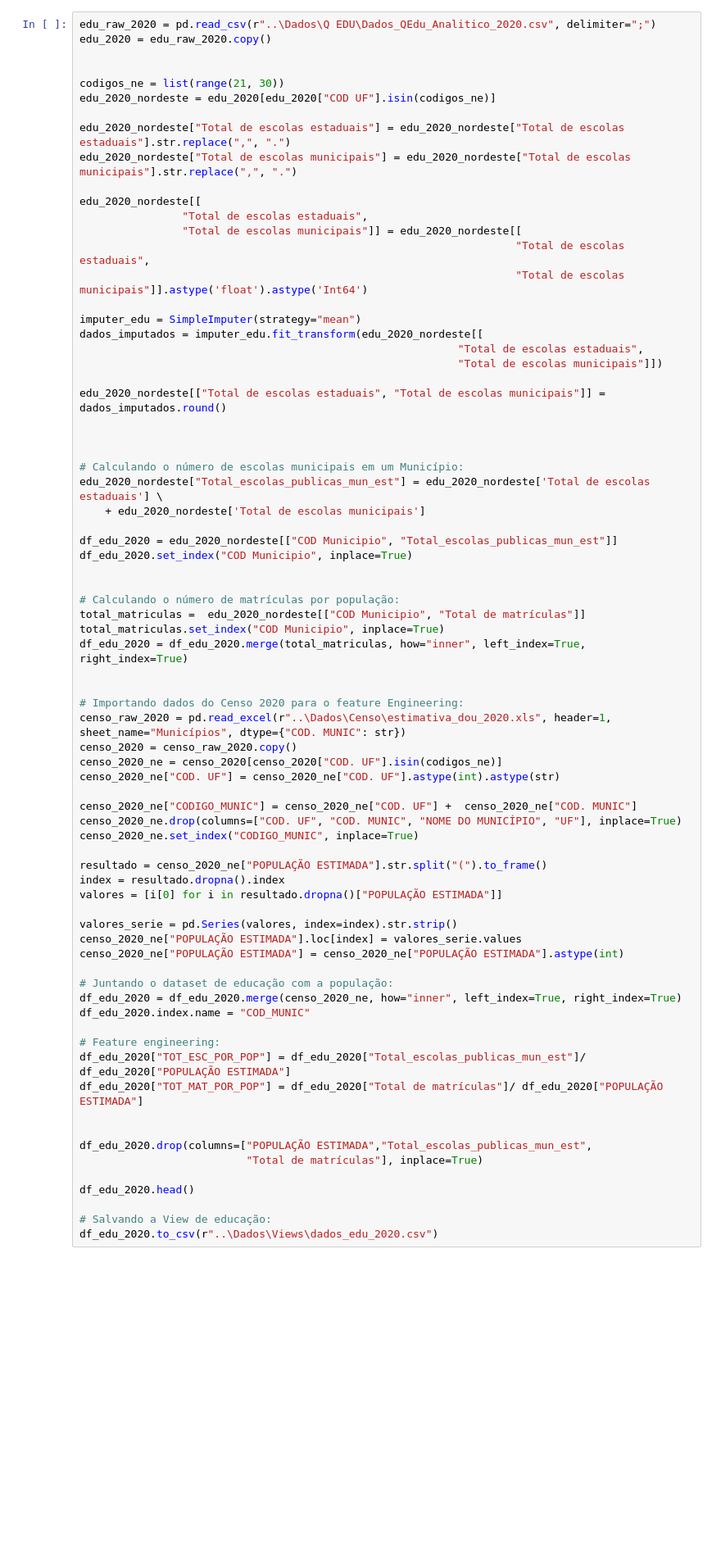
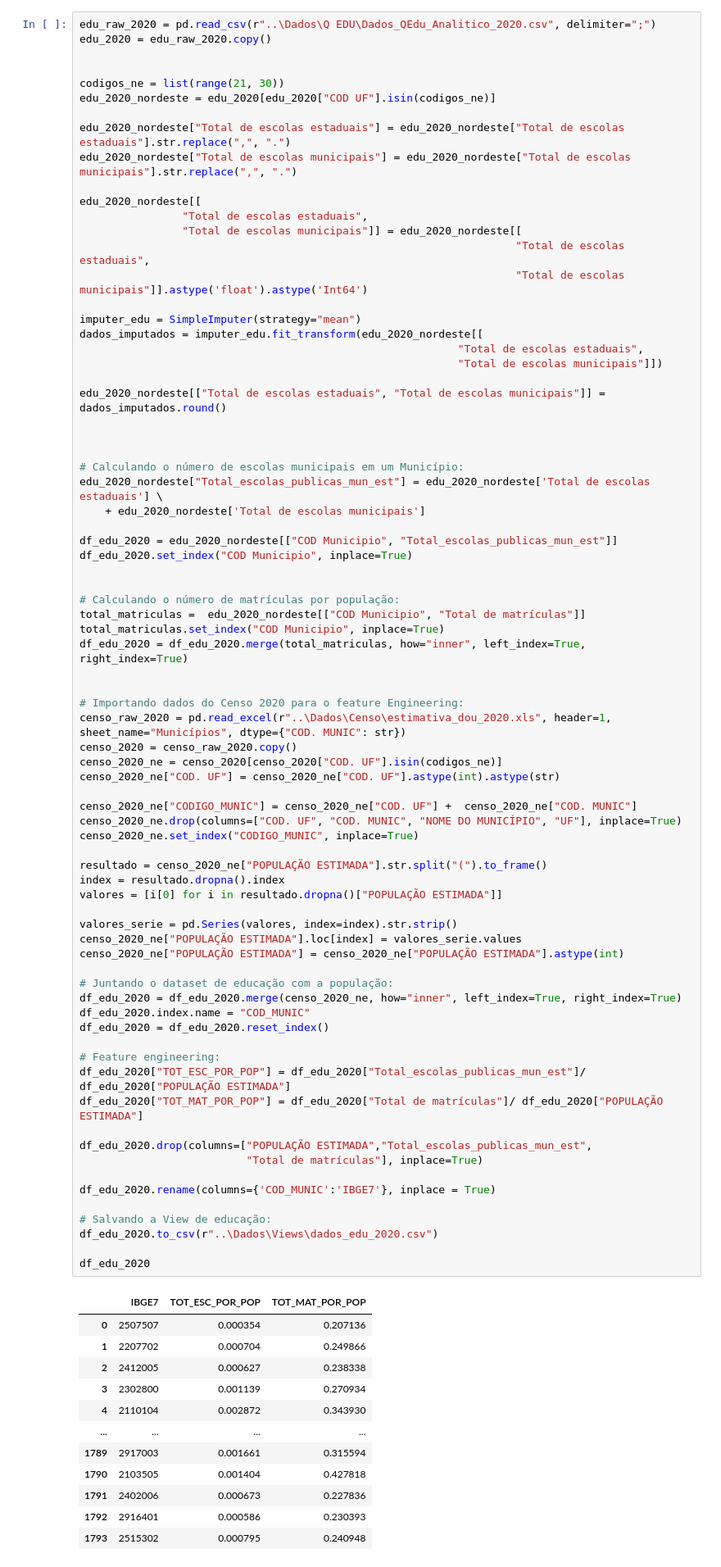
Before and after one commit to caiosoter/BCG2023, a Jupyter notebook: Notebooks/ColetaDosDados.ipynb, the cells around one changed output. Shown: that part at 82% size. Cells and saved outputs as stored; diff of their text form; blank space fills up the shorter version.

```diff
--- a/Notebooks/ColetaDosDados.ipynb
+++ b/Notebooks/ColetaDosDados.ipynb
@@ -402,32 +426,47 @@ censo_raw_2020 = pd.read_excel(r"..\Dados\Censo\estimativa_dou_2020.xls", header
 censo_2020 = censo_raw_2020.copy()
 censo_2020_ne = censo_2020[censo_2020["COD. UF"].isin(codigos_ne)]
 censo_2020_ne["COD. UF"] = censo_2020_ne["COD. UF"].astype(int).astype(str)
 
 censo_2020_ne["CODIGO_MUNIC"] = censo_2020_ne["COD. UF"] +  censo_2020_ne["COD. MUNIC"]
 censo_2020_ne.drop(columns=["COD. UF", "COD. MUNIC", "NOME DO MUNICÍPIO", "UF"], inplace=True)
 censo_2020_ne.set_index("CODIGO_MUNIC", inplace=True)
 
 resultado = censo_2020_ne["POPULAÇÃO ESTIMADA"].str.split("(").to_frame()
 index = resultado.dropna().index
 valores = [i[0] for i in resultado.dropna()["POPULAÇÃO ESTIMADA"]]
 
 valores_serie = pd.Series(valores, index=index).str.strip()
 censo_2020_ne["POPULAÇÃO ESTIMADA"].loc[index] = valores_serie.values
 censo_2020_ne["POPULAÇÃO ESTIMADA"] = censo_2020_ne["POPULAÇÃO ESTIMADA"].astype(int)
 
 # Juntando o dataset de educação com a população:
 df_edu_2020 = df_edu_2020.merge(censo_2020_ne, how="inner", left_index=True, right_index=True)
 df_edu_2020.index.name = "COD_MUNIC"
+df_edu_2020 = df_edu_2020.reset_index()
 
 # Feature engineering:
 df_edu_2020["TOT_ESC_POR_POP"] = df_edu_2020["Total_escolas_publicas_mun_est"]/ df_edu_2020["POPULAÇÃO ESTIMADA"]
 df_edu_2020["TOT_MAT_POR_POP"] = df_edu_2020["Total de matrículas"]/ df_edu_2020["POPULAÇÃO ESTIMADA"]
 
-
 df_edu_2020.drop(columns=["POPULAÇÃO ESTIMADA","Total_escolas_publicas_mun_est",
                           "Total de matrículas"], inplace=True)
 
-df_edu_2020.head()
+df_edu_2020.rename(columns={'COD_MUNIC':'IBGE7'}, inplace = True)
 
 # Salvando a View de educação:
 df_edu_2020.to_csv(r"..\Dados\Views\dados_edu_2020.csv")
+
+df_edu_2020
+# %% [output]
+|  | IBGE7 | TOT_ESC_POR_POP | TOT_MAT_POR_POP |
+| 0 | 2507507 | 0.000354 | 0.207136 |
+| 1 | 2207702 | 0.000704 | 0.249866 |
+| 2 | 2412005 | 0.000627 | 0.238338 |
+| 3 | 2302800 | 0.001139 | 0.270934 |
+| 4 | 2110104 | 0.002872 | 0.343930 |
+| ... | ... | ... | ... |
+| 1789 | 2917003 | 0.001661 | 0.315594 |
+| 1790 | 2103505 | 0.001404 | 0.427818 |
+| 1791 | 2402006 | 0.000673 | 0.227836 |
+| 1792 | 2916401 | 0.000586 | 0.230393 |
+| 1793 | 2515302 | 0.000795 | 0.240948 |
```
Also changed, not shown: parts of 6 cells of this notebook.
